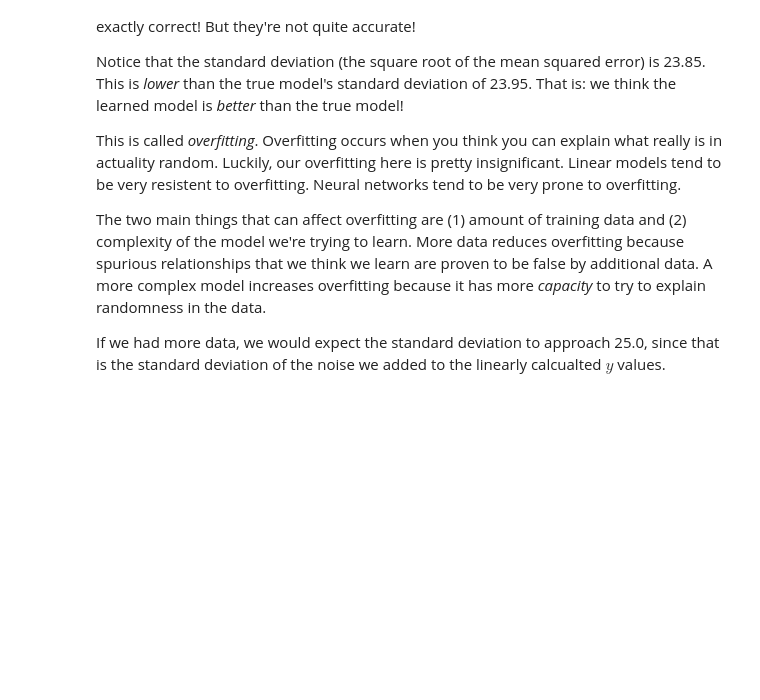
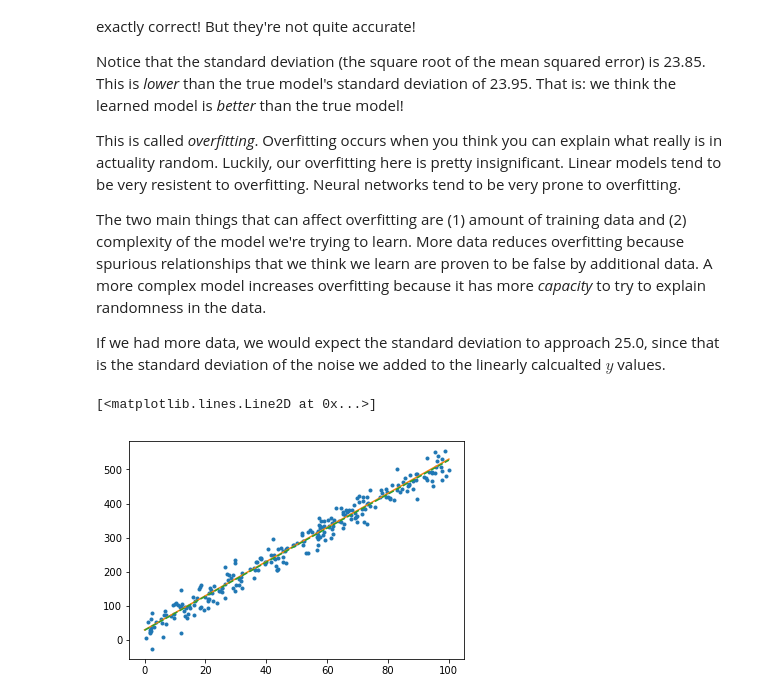
Before and after one commit to ruggeri/boltzmann-curriculum, a Jupyter notebook: 00_lecture00.ipynb, the cells around one changed output. Drawn from its saved outputs; the diff is of its cells as text; code cells hidden in the pictures; blank space fills up the shorter version.

```diff
--- a/00_lecture00.ipynb
+++ b/00_lecture00.ipynb
@@ -351,3 +351,10 @@ This is called *overfitting*. Overfitting occurs when you think you can explain
 The two main things that can affect overfitting are (1) amount of training data and (2) complexity of the model we're trying to learn. More data reduces overfitting because spurious relationships that we think we learn are proven to be false by additional data. A more complex model increases overfitting because it has more *capacity* to try to explain randomness in the data.
 
 If we had more data, we would expect the standard deviation to approach 25.0, since that is the standard deviation of the noise we added to the linearly calcualted $y$ values.
+# %%
+plt.plot(x_values, y_values, '.')
+plt.plot(np.array([0, 100]), TRUE_SLOPE * np.array([0, 100]) + TRUE_INTERCEPT, '-')
+plt.plot(np.array([0, 100]), a * np.array([0, 100]) + b, '--')
+# %% [output]
+[<matplotlib.lines.Line2D at 0x...>]
+[figure, added]
```
